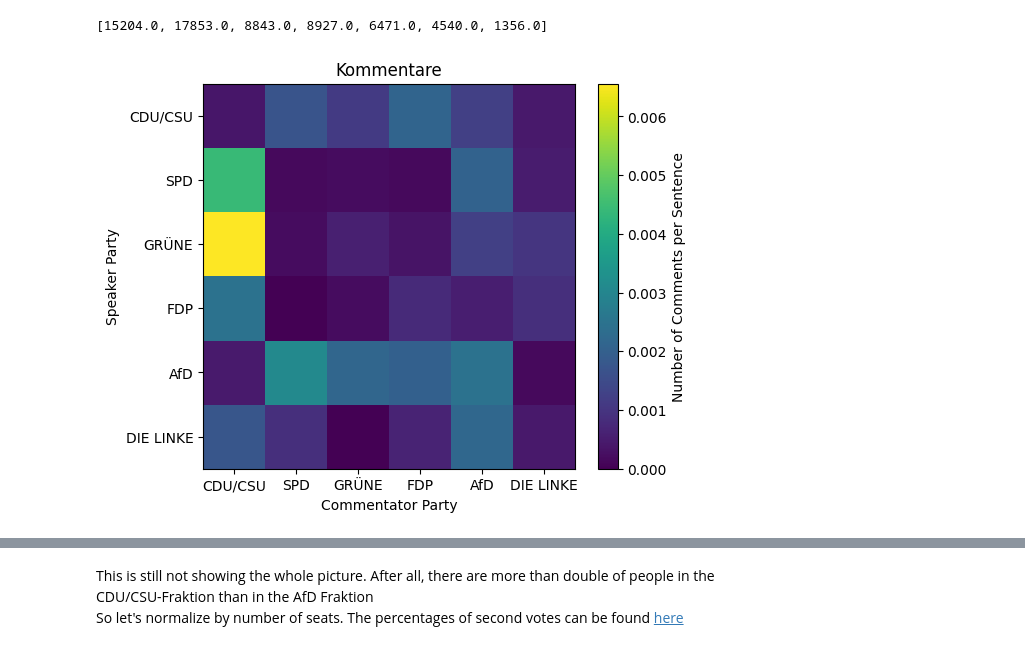
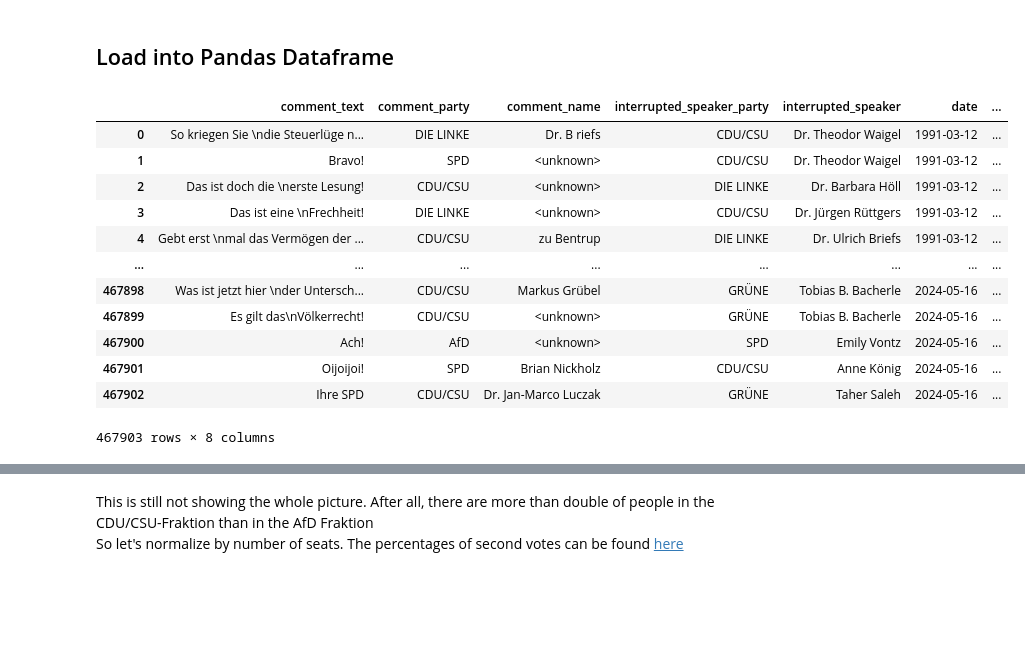
Before and after one commit to stellamoR/bundestag_zwischenrufe, a Jupyter notebook: 04_statistical_analysis.ipynb, the cells around one changed output, grey strips where cells are left out. Cells and saved outputs as stored; diff of their text form; code cells hidden in the pictures; blank space fills up the shorter version.

Commit message:
Auf Pandas umziehen start

```diff
--- a/04_statistical_analysis.ipynb
+++ b/04_statistical_analysis.ipynb
@@ -10,7 +11,3 @@ from tqdm import tqdm
 # %%
 #parties = ['CDU/CSU', 'SPD','GRÜNE', 'FDP', 'AfD', 'DIE LINKE', 'KPD', 'BP', 'DP', 'WAV', 'Z', 'fraktionslos' ]
 parties = ['CDU/CSU', 'SPD','GRÜNE', 'FDP', 'AfD', 'DIE LINKE', 'fraktionslos']
-# %%
-datapath = r'data/opendata_api/parsed_protocols/20_092_2023-03-17.json'
-with open(datapath) as f:
-    protocol = json.load(f)
@@ -51,12 +13,0 @@ nlp.add_pipe('sentencizer')
-# %%
-# first concat all the speeches from each party into one
-num_sents = np.zeros(len(parties))
-for speech in protocol:
-    party_speaker = speech['speaker']['party']
-    doc = nlp(speech['text'])
-    #num_sents[party_indices[party_speaker]] +=  sum(1 for token in doc if token.is_alpha) #sum(1 for token in doc if token.is_alpha)
-    num_sents[party_indices[party_speaker]] +=  sum(1 for token in doc if token.is_alpha)
-# %%
-print(list(num_sents))
-# %% [output]
-[15204.0, 17853.0, 8843.0, 8927.0, 6471.0, 4540.0, 1356.0]
@@ -67,16 +14,48 @@ for i in range(len(parties)):
-# %%
-# now normalized + focus only on relevant parties
-plt.figure(figsize=(6, 5))
-plt.imshow(comment_matrix_normalized_sents[:6,:6], cmap='viridis', aspect='auto')
-
-# labels
-plt.xticks(ticks=np.arange(6), labels=parties[:6])
-plt.yticks(ticks=np.arange(6), labels=parties[:6])
-plt.colorbar(label='Number of Comments per Sentence')
-plt.xlabel('Commentator Party')
-plt.ylabel('Speaker Party')
-plt.title('Kommentare')
-
-plt.show()
-# %% [output]
-[figure, removed]
+# %% [markdown]
+## Load into Pandas Dataframe
+# %%
+
+relevant_protocols = os.listdir('./data/opendata_api/parsed_protocols/')
+nlp = German()
+nlp.add_pipe('sentencizer')
+speech_id =0
+
+comment_list = []
+for protocol_filename in tqdm(relevant_protocols):
+    with open('data/opendata_api/parsed_protocols/'+protocol_filename) as f:
+        protocol = json.load(f)
+        for speech in protocol:
+            speech_id +=1
+            speaker_name = speech['speaker']['name']
+            speaker_party = speech['speaker']['party']
+            doc = nlp(speech['text'])
+            speech_len_sents = sum(1 for sent in doc.sents)
+            if 'comments' in speech:
+                for comment in speech['comments']:
+                    comment_list.append([comment['text'],
+                                  comment['commentator']['party'],
+                                  comment['commentator']['name'],
+                                  speaker_party,
+                                  speaker_name,
+                                  protocol_filename[7:-5],
+                                  speech_len_sents,
+                                  speech_id
+                                ])
+columns=['comment_text', 'comment_party', 'comment_name',  'interrupted_speaker_party','interrupted_speaker', 'date', 'speech_len_sents', 'speech_id']
+df_comments = pd.DataFrame(comment_list, columns = columns)
+# %%
+df_comments.head(-20)
+# %% [output]
+|  | comment_text | comment_party | comment_name | interrupted_speaker_party | interrupted_speaker | date | ... |
+| 0 | So kriegen Sie \ndie Steuerlüge n... | DIE LINKE | Dr. B riefs | CDU/CSU | Dr. Theodor Waigel | 1991-03-12 | ... |
+| 1 | Bravo! | SPD | <unknown> | CDU/CSU | Dr. Theodor Waigel | 1991-03-12 | ... |
+| 2 | Das ist doch die \nerste Lesung! | CDU/CSU | <unknown> | DIE LINKE | Dr. Barbara Höll | 1991-03-12 | ... |
+| 3 | Das ist eine \nFrechheit! | DIE LINKE | <unknown> | CDU/CSU | Dr. Jürgen Rüttgers | 1991-03-12 | ... |
+| 4 | Gebt erst \nmal das Vermögen der ... | CDU/CSU | zu Bentrup | DIE LINKE | Dr. Ulrich Briefs | 1991-03-12 | ... |
+| ... | ... | ... | ... | ... | ... | ... | ... |
+| 467898 | Was ist jetzt hier \nder Untersch... | CDU/CSU | Markus Grübel | GRÜNE | Tobias B. Bacherle | 2024-05-16 | ... |
+| 467899 | Es gilt das\nVölkerrecht! | CDU/CSU | <unknown> | GRÜNE | Tobias B. Bacherle | 2024-05-16 | ... |
+| 467900 | Ach! | AfD | <unknown> | SPD | Emily Vontz | 2024-05-16 | ... |
+| 467901 | Oijoijoi! | SPD | Brian Nickholz | CDU/CSU | Anne König | 2024-05-16 | ... |
+| 467902 | Ihre SPD | CDU/CSU | Dr. Jan-Marco Luczak | GRÜNE | Taher Saleh | 2024-05-16 | ... |
+467903 rows × 8 columns
```
Also changed, not shown: parts of 23 cells of this notebook, 1 other file.
